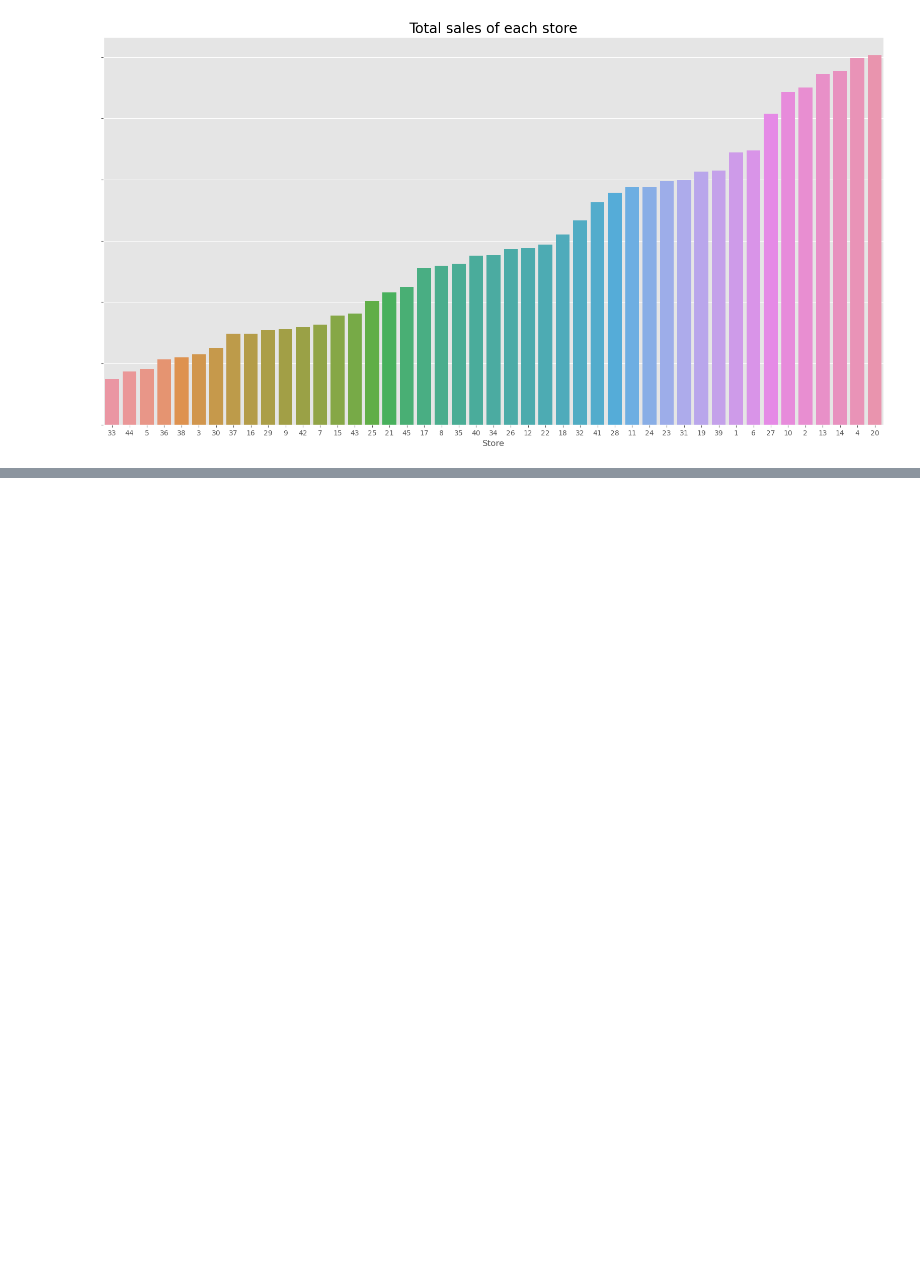
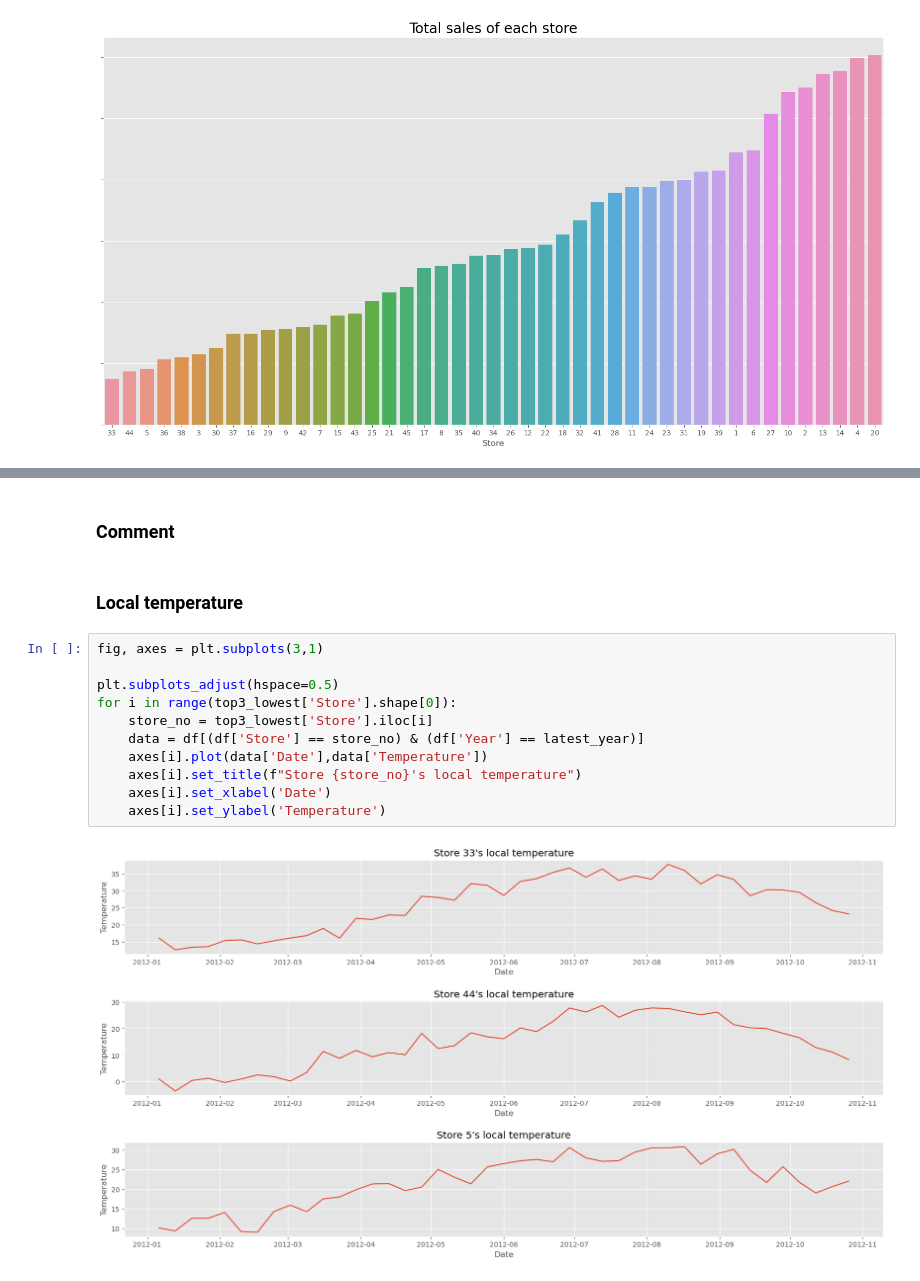
Before and after one commit to ndkhoa0704/DS-Tech-Final, a Jupyter notebook: khoanguyen.ipynb, the cells around one changed output, grey strips where cells are left out. Saved outputs shown, nothing was run; the diff lists cells and outputs as text; blank space fills up the shorter version.

Commit message:
add comments

```diff
--- a/khoanguyen.ipynb
+++ b/khoanguyen.ipynb
@@ -98,0 +98,17 @@ Text(1.3, 0.3, '27.46%')
+# %% [markdown]
+### Comment
+# %% [markdown]
+### Local temperature
+# %%
+fig, axes = plt.subplots(3,1)
+
+plt.subplots_adjust(hspace=0.5)
+for i in range(top3_lowest['Store'].shape[0]):
+    store_no = top3_lowest['Store'].iloc[i]
+    data = df[(df['Store'] == store_no) & (df['Year'] == latest_year)]
+    axes[i].plot(data['Date'],data['Temperature'])
+    axes[i].set_title(f"Store {store_no}'s local temperature")
+    axes[i].set_xlabel('Date')
+    axes[i].set_ylabel('Temperature')
+# %% [output]
+[figure, added]
```
Also changed, not shown: parts of 15 cells of this notebook.
